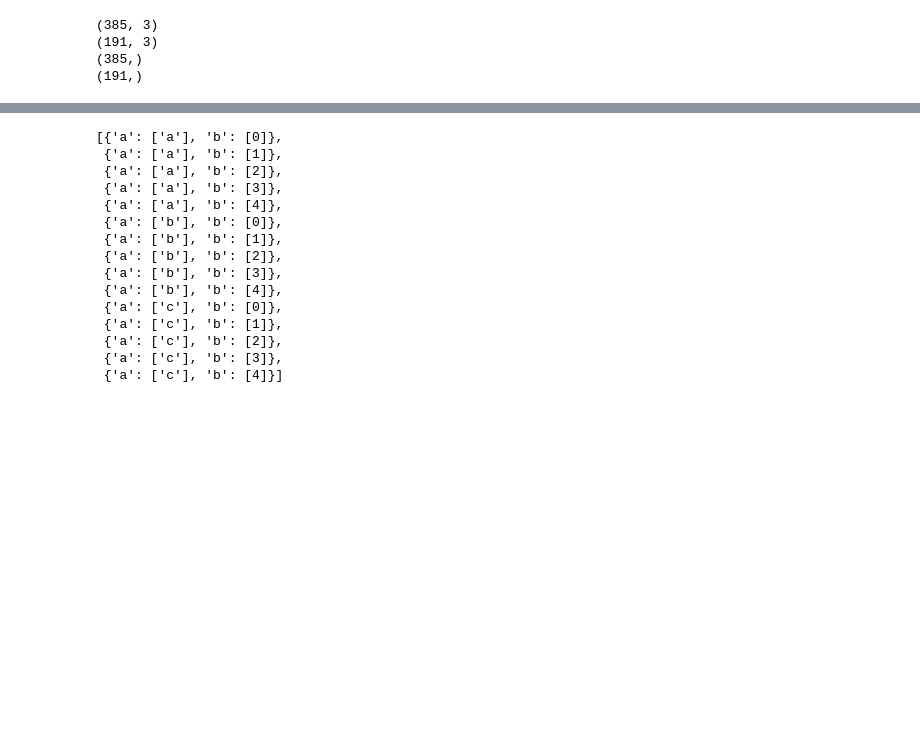
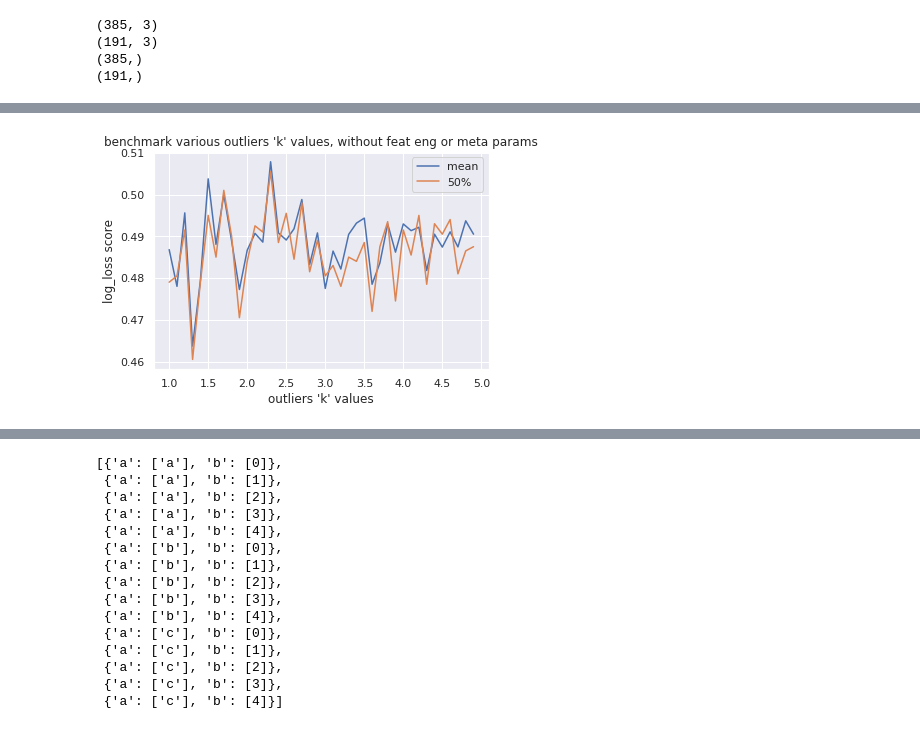
Before and after one commit to AlexandreGazagnes/Driven-Data-Blood-Donations, a Jupyter notebook: kernels/final_notebook.ipynb, the cells around one changed output, grey strips where cells are left out. Saved outputs shown, nothing was run; the diff lists cells and outputs as text; code cells hidden in the pictures; blank space fills up the shorter version.

```diff
--- a/kernels/final_notebook.ipynb
+++ b/kernels/final_notebook.ipynb
@@ -1437,0 +1188,5 @@ Fitting 8 folds for each of 1 candidates, totalling 8 fits
+# %%
+# raw results
+
+results = pd.DataFrame(results, columns=np.arange(1, 5, 0.1,).round(1))
+results
@@ -1437,0 +1239,10 @@ Fitting 8 folds for each of 1 candidates, totalling 8 fits
+# %%
+# graph it
+
+results.describe().T.loc[:, ["mean", "50%"]].plot()
+plt.xlabel("outliers 'k' values")
+plt.ylabel("log_loss score")
+plt.title("benchmark various outliers 'k' values, without feat eng or meta params")
+plt.show()
+# %% [output]
+[figure, added]
```
Also changed, not shown: parts of 82 cells of this notebook, 1 other file.
